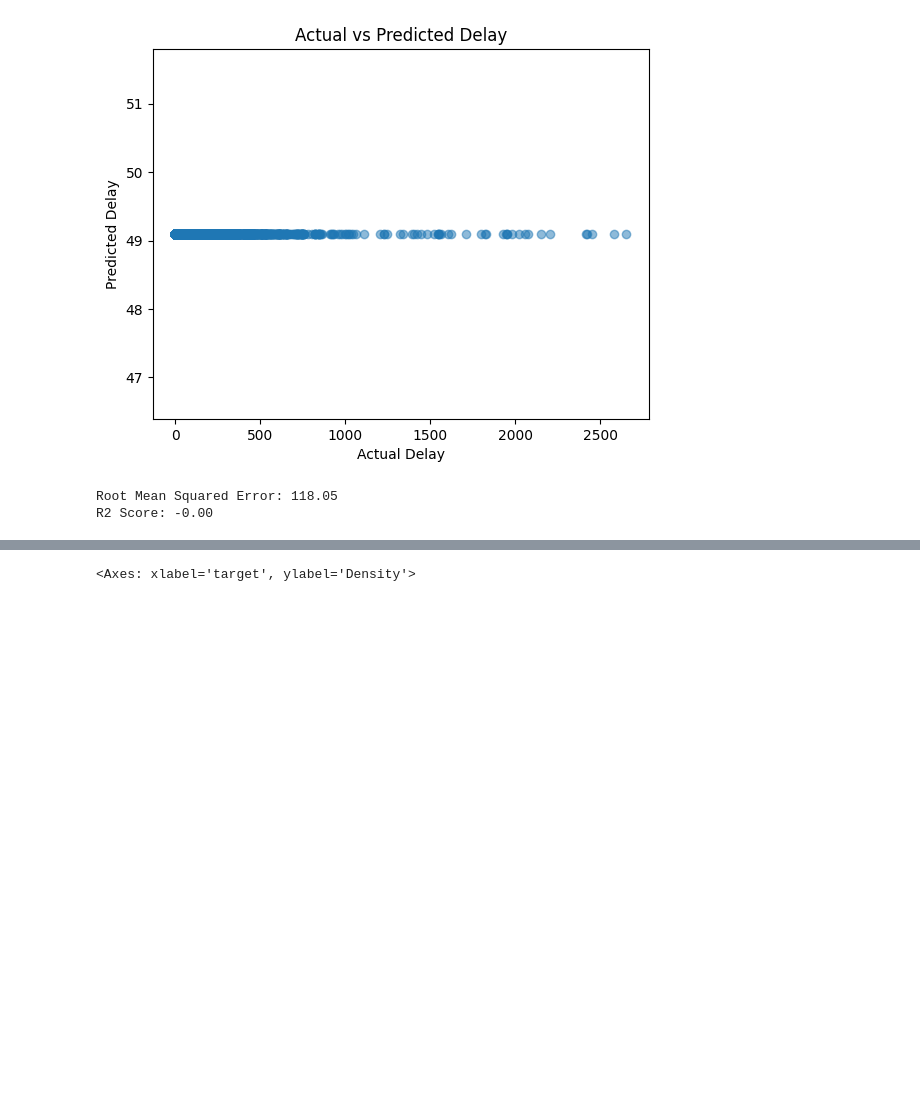
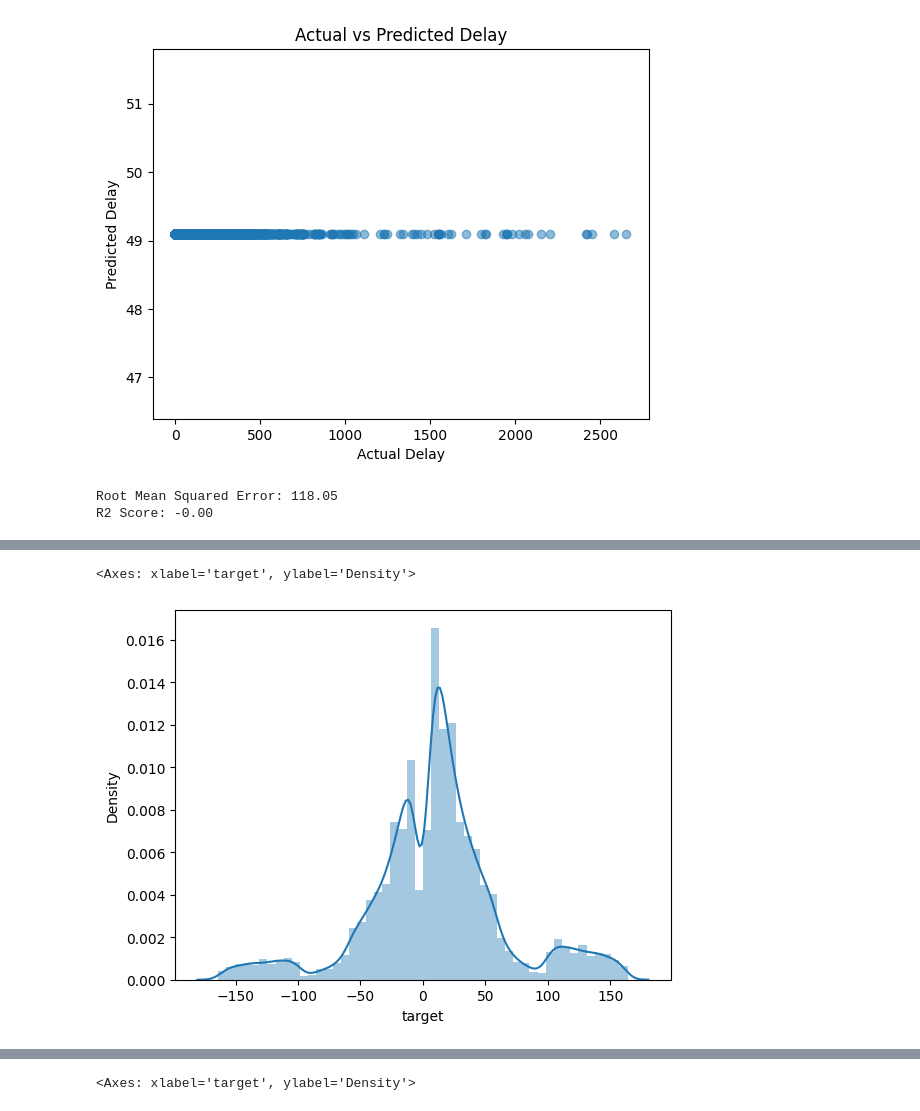
Before and after one commit to marcok10/ds-ml-project, a Jupyter notebook: EDA-flight.ipynb, the cells around one changed output, grey strips where cells are left out. Saved outputs shown, nothing was run; the diff lists cells and outputs as text; code cells hidden in the pictures; blank space fills up the shorter version.

```diff
--- a/EDA-flight.ipynb
+++ b/EDA-flight.ipynb
@@ -163,0 +296,5 @@ ValueError: Classification metrics can't handle a mix of multiclass and continuo
+# %%
+sns.distplot(all_zeros_pos_neg["target"], kde=True)
+# %% [output]
+<Axes: xlabel='target', ylabel='Density'>
+[figure, added]
```
Also changed, not shown: parts of 17 cells of this notebook.
